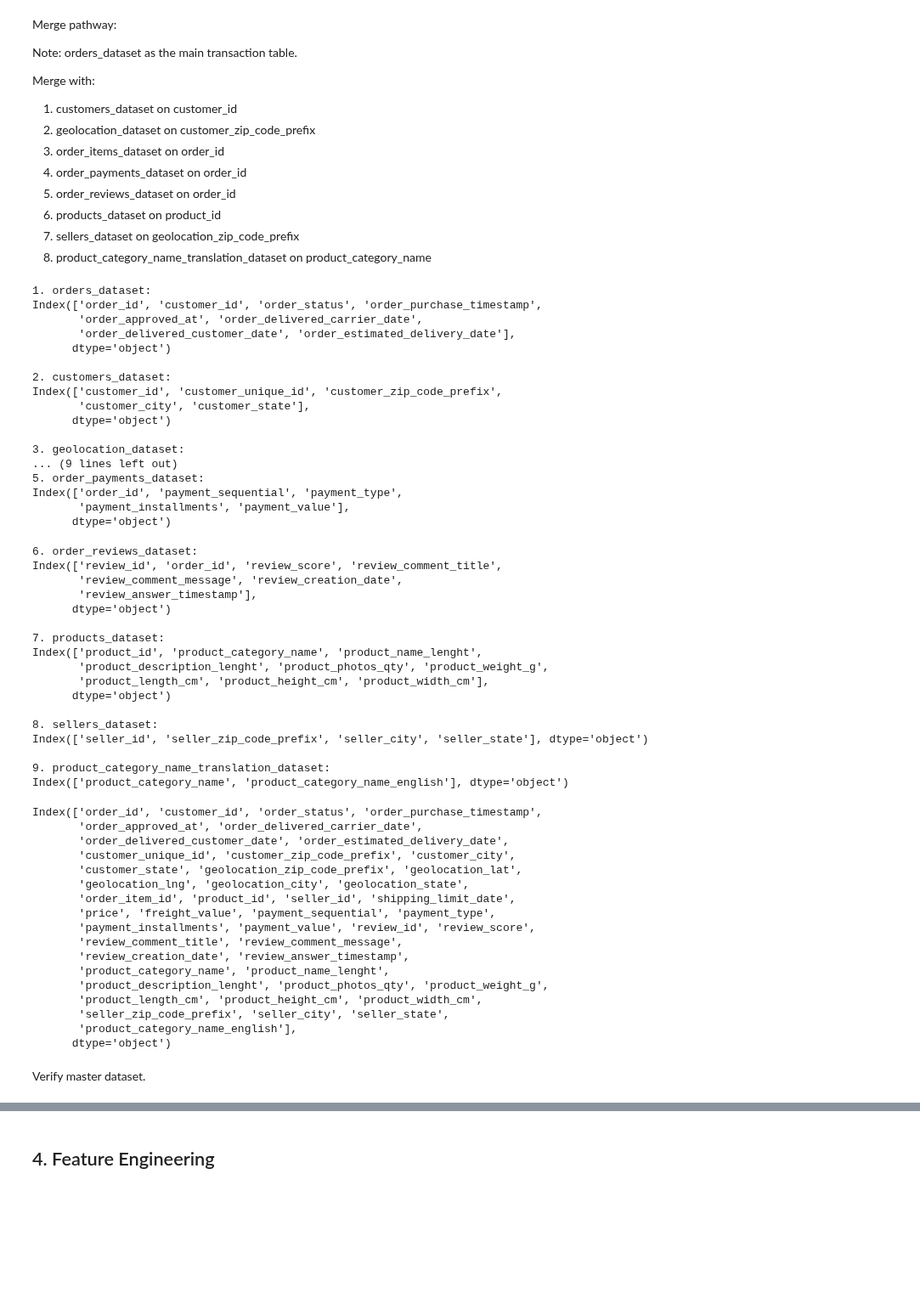
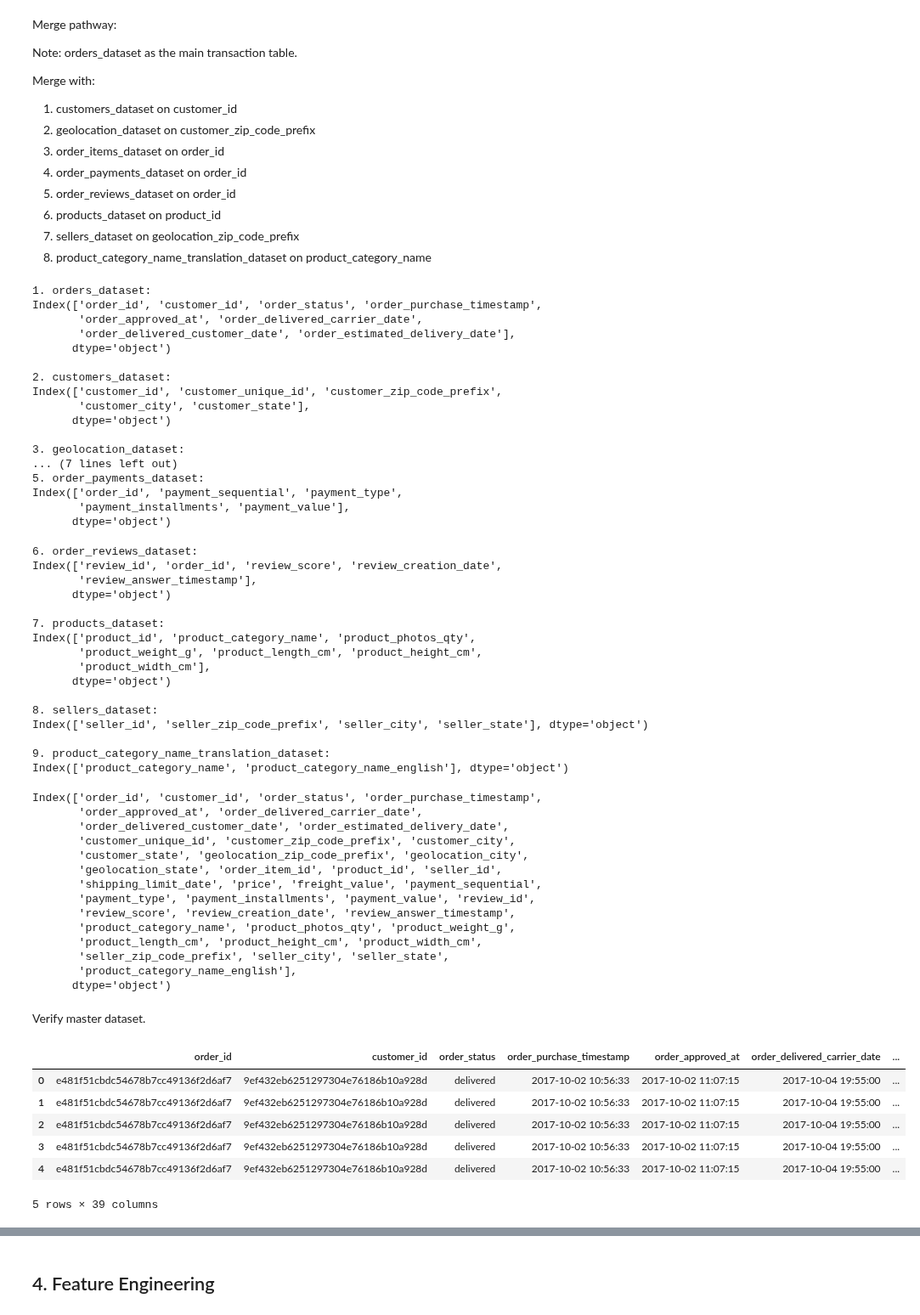
Before and after one commit to saikeerthan06/309-Project, a Jupyter notebook: xiu_wen.ipynb, the cells around one changed output, grey strips where cells are left out. Shown at 85% size. Cells and saved outputs as stored; diff of their text form; code cells hidden in the pictures; blank space fills up the shorter version.

```diff
--- a/xiu_wen.ipynb
+++ b/xiu_wen.ipynb
@@ -622,5 +621,0 @@ print(geolocation_dataset[geolocation_dataset.duplicated(subset=['geolocation_la
-# %%
-print(geolocation_dataset[geolocation_dataset.duplicated(subset=['geolocation_zip_code_prefix', 'geolocation_lat', 'geolocation_lng'])])
-geolocation_dataset = geolocation_dataset.drop_duplicates(subset=['geolocation_zip_code_prefix', 'geolocation_lat', 'geolocation_lng'])
-geolocation_dataset = geolocation_dataset.reset_index(drop=True)
-geolocation_dataset
@@ -674,4 +622,6 @@ geolocation_dataset.drop(columns=['geolocation_lat', 'geolocation_lng'])
+# %%
+geolocation_dataset = geolocation_dataset.drop(columns=['geolocation_lat', 'geolocation_lng'])
 # %% [markdown]
 ### 2.2 Clean order_reviews_dataset (1.5)
 # %%
-order_reviews_dataset.drop(columns=['review_comment_title', 'review_comment_message'])
+order_reviews_dataset = order_reviews_dataset.drop(columns=['review_comment_title', 'review_comment_message'])
@@ -694,4 +650,4 @@ order_reviews_dataset.drop(columns=['review_comment_title', 'review_comment_mess
 # %%
 # 1.7 Drop columns product_name_lenght and product_description_lenght. Decided to drop because it is redundant to the project objective of identifying potential repeat buyers.
 
-products_dataset.drop(columns=['product_name_lenght', 'product_description_lenght'])
+products_dataset = products_dataset.drop(columns=['product_name_lenght', 'product_description_lenght'])
@@ -753,7 +695,7 @@ Index(['customer_id', 'customer_unique_id', 'customer_zip_code_prefix',
       dtype='object')
 
 3. geolocation_dataset:
-... (9 lines left out)
+... (7 lines left out)
 5. order_payments_dataset:
 Index(['order_id', 'payment_sequential', 'payment_type',
        'payment_installments', 'payment_value'],
@@ -772,15 +714,14 @@ print("\n9. product_category_name_translation_dataset:")
 print(product_category_name_translation_dataset.columns)
 # %% [output]
 6. order_reviews_dataset:
-Index(['review_id', 'order_id', 'review_score', 'review_comment_title',
-       'review_comment_message', 'review_creation_date',
+Index(['review_id', 'order_id', 'review_score', 'review_creation_date',
        'review_answer_timestamp'],
       dtype='object')
 
 7. products_dataset:
-Index(['product_id', 'product_category_name', 'product_name_lenght',
-       'product_description_lenght', 'product_photos_qty', 'product_weight_g',
-       'product_length_cm', 'product_height_cm', 'product_width_cm'],
+Index(['product_id', 'product_category_name', 'product_photos_qty',
+       'product_weight_g', 'product_length_cm', 'product_height_cm',
+       'product_width_cm'],
       dtype='object')
 
 8. sellers_dataset:
@@ -819,18 +760,25 @@ Index(['order_id', 'customer_id', 'order_status', 'order_purchase_timestamp',
        'order_approved_at', 'order_delivered_carrier_date',
        'order_delivered_customer_date', 'order_estimated_delivery_date',
        'customer_unique_id', 'customer_zip_code_prefix', 'customer_city',
-       'customer_state', 'geolocation_zip_code_prefix', 'geolocation_lat',
-       'geolocation_lng', 'geolocation_city', 'geolocation_state',
-       'order_item_id', 'product_id', 'seller_id', 'shipping_limit_date',
-       'price', 'freight_value', 'payment_sequential', 'payment_type',
-       'payment_installments', 'payment_value', 'review_id', 'review_score',
-       'review_comment_title', 'review_comment_message',
-       'review_creation_date', 'review_answer_timestamp',
-       'product_category_name', 'product_name_lenght',
-       'product_description_lenght', 'product_photos_qty', 'product_weight_g',
+       'customer_state', 'geolocation_zip_code_prefix', 'geolocation_city',
+       'geolocation_state', 'order_item_id', 'product_id', 'seller_id',
+       'shipping_limit_date', 'price', 'freight_value', 'payment_sequential',
+       'payment_type', 'payment_installments', 'payment_value', 'review_id',
+       'review_score', 'review_creation_date', 'review_answer_timestamp',
+       'product_category_name', 'product_photos_qty', 'product_weight_g',
        'product_length_cm', 'product_height_cm', 'product_width_cm',
        'seller_zip_code_prefix', 'seller_city', 'seller_state',
        'product_category_name_english'],
       dtype='object')
 # %% [markdown]
 Verify master dataset.
+# %%
+master_dataset.head()
+# %% [output]
+|  | order_id | customer_id | order_status | order_purchase_timestamp | order_approved_at | order_delivered_carrier_date | ... |
+| 0 | e481f51cbdc54678b7cc49136f2d6af7 | 9ef432eb6251297304e76186b10a928d | delivered | 2017-10-02 10:56:33 | 2017-10-02 11:07:15 | 2017-10-04 19:55:00 | ... |
+| 1 | e481f51cbdc54678b7cc49136f2d6af7 | 9ef432eb6251297304e76186b10a928d | delivered | 2017-10-02 10:56:33 | 2017-10-02 11:07:15 | 2017-10-04 19:55:00 | ... |
+| 2 | e481f51cbdc54678b7cc49136f2d6af7 | 9ef432eb6251297304e76186b10a928d | delivered | 2017-10-02 10:56:33 | 2017-10-02 11:07:15 | 2017-10-04 19:55:00 | ... |
+| 3 | e481f51cbdc54678b7cc49136f2d6af7 | 9ef432eb6251297304e76186b10a928d | delivered | 2017-10-02 10:56:33 | 2017-10-02 11:07:15 | 2017-10-04 19:55:00 | ... |
+| 4 | e481f51cbdc54678b7cc49136f2d6af7 | 9ef432eb6251297304e76186b10a928d | delivered | 2017-10-02 10:56:33 | 2017-10-02 11:07:15 | 2017-10-04 19:55:00 | ... |
+5 rows × 39 columns
```
Also changed, not shown: parts of 12 cells of this notebook.
